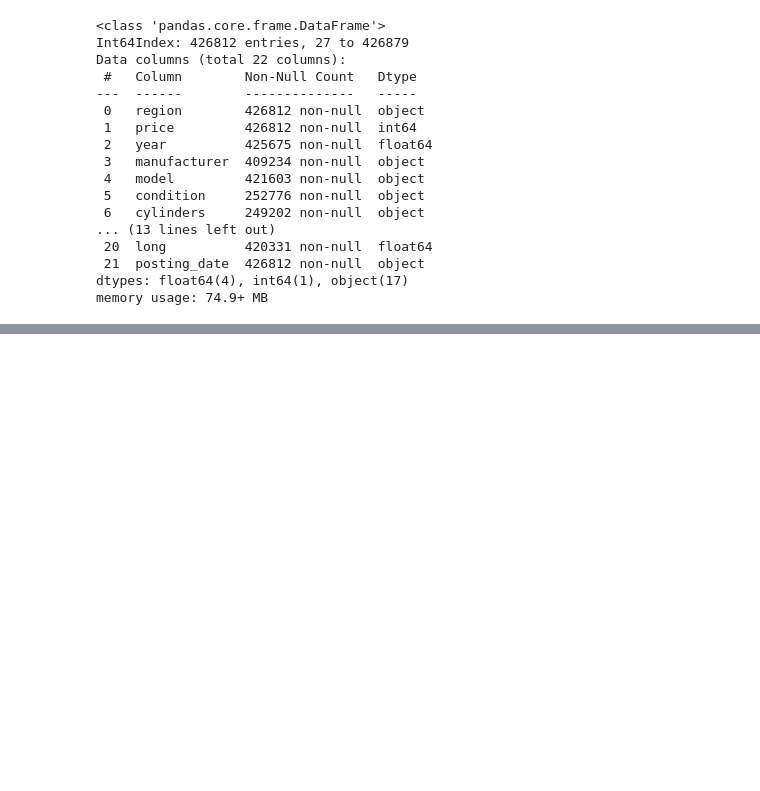
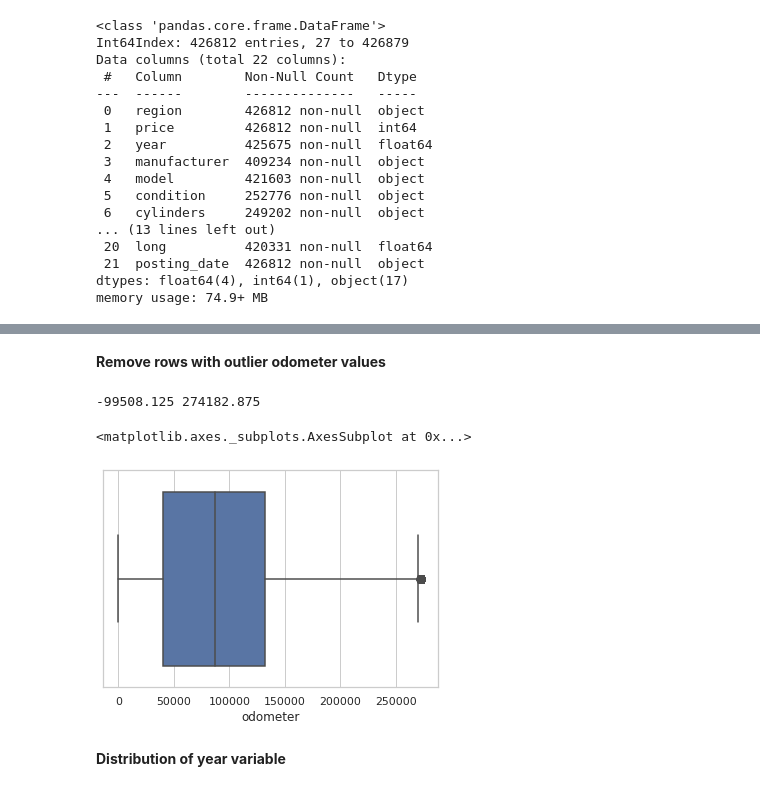
Before and after one commit to Elladuke/SCAMP-FINAL-PROJECT-INDI, a Jupyter notebook: Vehicles_data_analysis.ipynb, the cells around one changed output, grey strips where cells are left out. Cells and saved outputs as stored; diff of their text form; code cells hidden in the pictures; blank space fills up the shorter version.

```diff
--- a/Vehicles_data_analysis.ipynb
+++ b/Vehicles_data_analysis.ipynb
@@ -131,4 +529,28 @@ sns.boxplot(x=vehicles_df.odometer)
 [figure]
+# %% [markdown]
+**Remove rows with outlier odometer values**
+# %%
+#find outlier odometer - odometer that are outside 2 SDs from the min and max of the data
+Q1 = vehicles_df['odometer'].quantile(0.25)
+Q3 = vehicles_df['odometer'].quantile(0.75)
+
+IQR = Q3 - Q1
+
+lower_bound = Q1 - 1.5 * IQR
+upper_bound = Q3 + 1.5 * IQR
+print(lower_bound,upper_bound)
+
+outliers = vehicles_df[(vehicles_df.odometer < lower_bound) | (vehicles_df.odometer > upper_bound)]
+vehicles_df = vehicles_df.drop(outliers.index)
+# %% [output]
+-99508.125 274182.875
+# %%
+sns.boxplot(x=vehicles_df.odometer)
+# %% [output]
+<matplotlib.axes._subplots.AxesSubplot at 0x...>
+[figure, added]
+# %% [markdown]
+**Distribution of year variable**
 # %%
 sns.boxplot(x=vehicles_df.year)
 #Majority of the years are within 2000-2020
```
Also changed, not shown: parts of 96 cells of this notebook.
